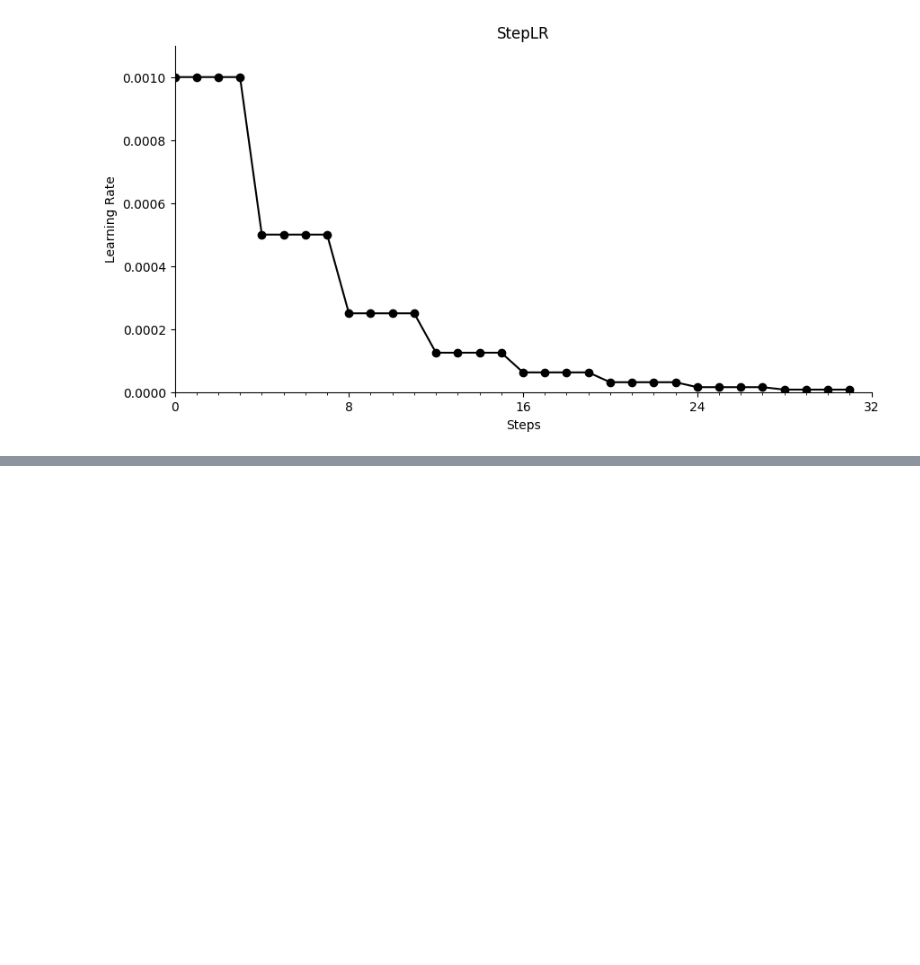
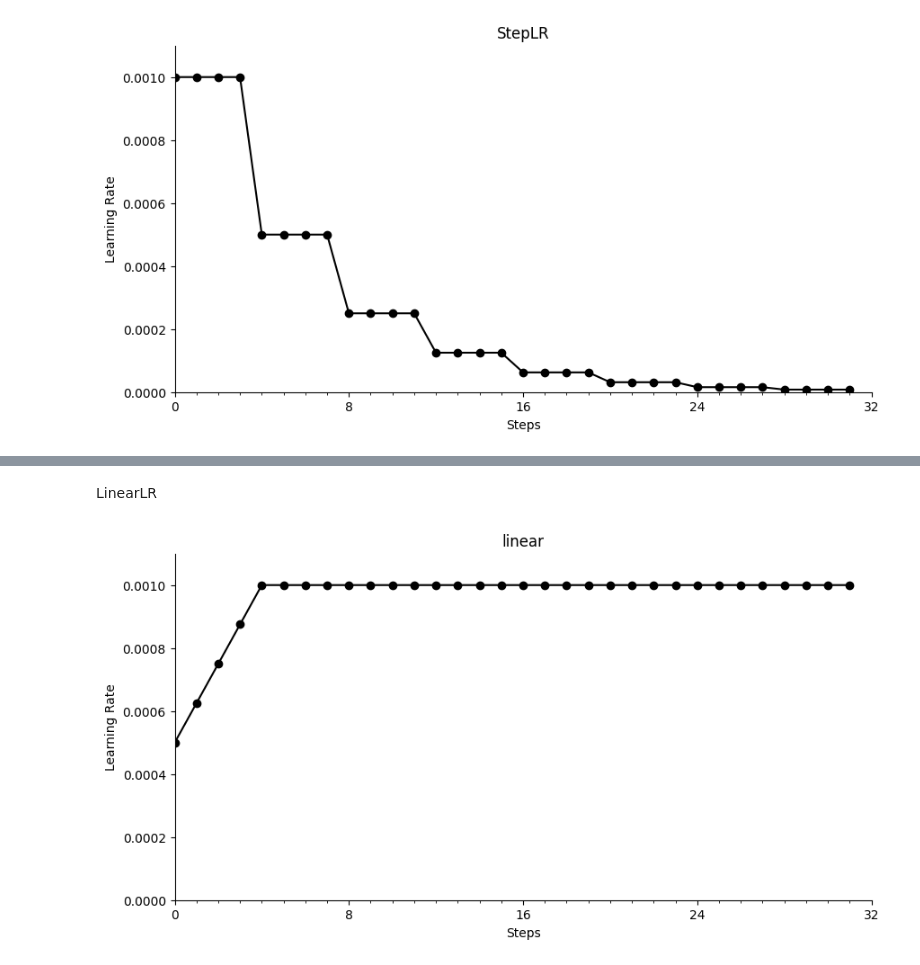
Before and after one commit to zeztzchen/llm-lab, a Jupyter notebook: optim/lr_scheduler.ipynb, the cells around one changed output, grey strips where cells are left out. Drawn from its saved outputs; the diff is of its cells as text; code cells hidden in the pictures; blank space fills up the shorter version.

```diff
--- a/optim/lr_scheduler.ipynb
+++ b/optim/lr_scheduler.ipynb
@@ -52,0 +122,11 @@ vis_lr_values(learning_rates_step, 'StepLR')
+# %% [markdown]
+LinearLR
+# %%
+from torch.optim.lr_scheduler import LinearLR
+model = torch.nn.Linear(2, 1)
+optimizer = torch.optim.SGD(model.parameters(), lr=LEARNING_RATE)
+scheduler = LinearLR(optimizer, start_factor=0.5, total_iters=4)
+lr_values_linear = lr_step_values(scheduler)
+vis_lr_values(lr_values_linear, 'linear')
+# %% [output]
+[figure, added]
```
Also changed, not shown: parts of 16 cells of this notebook.
